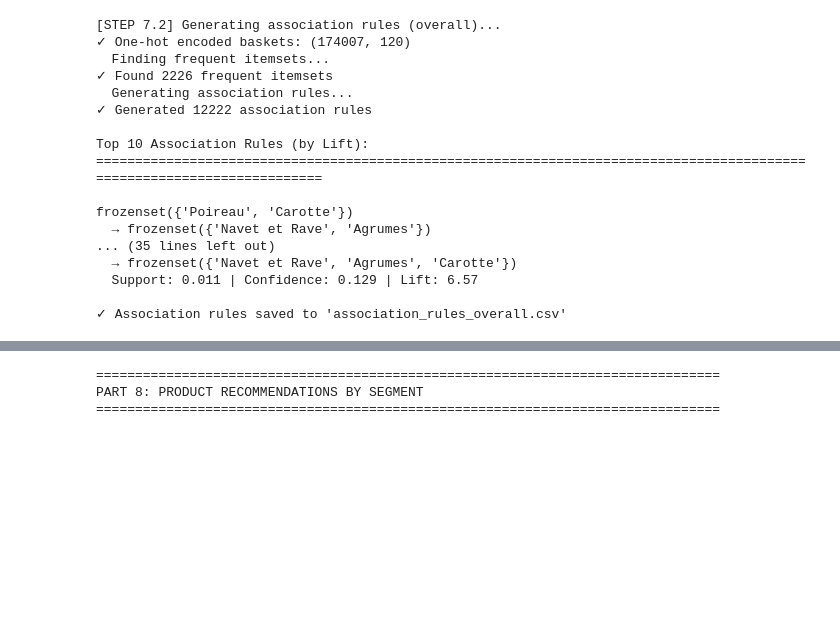
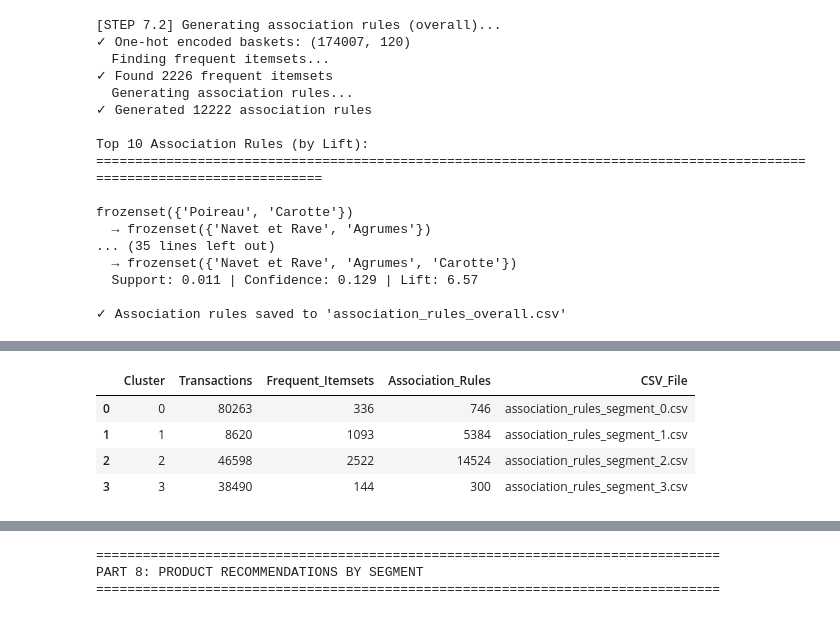
Before and after one commit to map1404/Sales-Data-Analysis, a Jupyter notebook: 06_Market_Basket_Analysis.ipynb, the cells around one changed output, grey strips where cells are left out. Cells and saved outputs as stored; diff of their text form; code cells hidden in the pictures; blank space fills up the shorter version.

```diff
--- a/06_Market_Basket_Analysis.ipynb
+++ b/06_Market_Basket_Analysis.ipynb
@@ -206,54 +206,106 @@ Repeat the analysis at the segment level to uncover more targeted product links.
 
 print("\n[STEP 7.3] Generating segment-specific association rules...")
 
+
+def serialize_rules_for_csv(rules_df):
+    """Convert frozenset-based rule columns into CSV-friendly text columns."""
+    export_df = rules_df.copy()
+    export_df["antecedent_items"] = export_df["antecedents"].apply(
+        lambda items: " | ".join(sorted(map(str, items)))
+    )
+    export_df["consequent_items"] = export_df["consequents"].apply(
+        lambda items: " | ".join(sorted(map(str, items)))
+    )
+    export_df["antecedent_count"] = export_df["antecedents"].apply(len)
+    export_df["consequent_count"] = export_df["consequents"].apply(len)
+
+    ordered_cols = [
+        "antecedent_items",
+        "consequent_items",
+        "antecedent_count",
+        "consequent_count",
+        "support",
+        "confidence",
+        "lift",
+        "leverage",
+        "conviction",
+        "zhangs_metric",
+        "jaccard",
+        "certainty",
+        "kulczynski",
+    ]
+    available_cols = [col for col in ordered_cols if col in export_df.columns]
+    return export_df[available_cols]
+
+
 # Merge segments with transactions
 df_trans_segments = df_transactions.merge(
-    customer_segments[['NO_TOKEN', 'Cluster']],
-    left_on='NO_TOKEN_CB',
-    right_on = "NO_TOKEN",
-    how='left'
+    customer_segments[["NO_TOKEN", "Cluster"]],
+    left_on="NO_TOKEN_CB",
+    right_on="NO_TOKEN",
+    how="left"
 )
 
 # Generate rules for each segment
 segment_rules_dict = {}
+segment_rule_exports = []
 
-for cluster_id in sorted(customer_segments['Cluster'].unique()):
+for cluster_id in sorted(customer_segments["Cluster"].dropna().unique()):
     print(f"\n  Analyzing Segment {cluster_id}...")
 
     # Get transactions for this segment
-    segment_trans = df_trans_segments[df_trans_segments['Cluster'] == cluster_id]
+    segment_trans = df_trans_segments[df_trans_segments["Cluster"] == cluster_id]
 
     # Create baskets
-    segment_baskets = segment_trans.groupby(['CD_TICKET_UNIQUE', 'LB_FAMILLE'])['QT_UVC'].sum().reset_index()
-    segment_baskets = segment_baskets[segment_baskets['LB_FAMILLE'].notna()]
+    segment_baskets = segment_trans.groupby(["CD_TICKET_UNIQUE", "LB_FAMILLE"])["QT_UVC"].sum().reset_index()
+    segment_baskets = segment_baskets[segment_baskets["LB_FAMILLE"].notna()]
 
     if len(segment_baskets) < 10:
         print(f"    ⚠ Insufficient data for Segment {cluster_id}")
         continue
 
-    segment_basket_items = segment_baskets.groupby('CD_TICKET_UNIQUE')['LB_FAMILLE'].apply(list).reset_index()
+    segment_basket_items = segment_baskets.groupby("CD_TICKET_UNIQUE")["LB_FAMILLE"].apply(list).reset_index()
 
     # Encode and find patterns
     try:
         te_seg = TransactionEncoder()
-        te_seg_ary = te_seg.fit(segment_basket_items['LB_FAMILLE']).transform(segment_basket_items['LB_FAMILLE'])
+        te_seg_ary = te_seg.fit(segment_basket_items["LB_FAMILLE"]).transform(segment_basket_items["LB_FAMILLE"])
         basket_seg_encoded = pd.DataFrame(te_seg_ary, columns=te_seg.columns_)
 
         freq_items_seg = apriori(basket_seg_encoded, min_support=0.02, use_colnames=True)
 
         if len(freq_items_seg) > 0:
             rules_seg = association_rules(freq_items_seg, metric="lift", min_threshold=1.0)
-            rules_seg = rules_seg.sort_values('lift', ascending=False)
+            rules_seg = rules_seg.sort_values(["lift", "confidence", "support"], ascending=[False, False, False])
             segment_rules_dict[cluster_id] = rules_seg
 
+            export_df = serialize_rules_for_csv(rules_seg)
+            export_path = GENERATED_DIR / f"association_rules_segment_{int(cluster_id)}.csv"
+            export_df.to_csv(export_path, index=False)
+
+            segment_rule_exports.append({
+                "Cluster": int(cluster_id),
+                "Transactions": int(segment_basket_items.shape[0]),
+                "Frequent_Itemsets": int(freq_items_seg.shape[0]),
+                "Association_Rules": int(rules_seg.shape[0]),
+                "CSV_File": export_path.name,
+            })
+
             print(f"    ✓ Found {len(rules_seg)} rules for Segment {cluster_id}")
-
-            # Save segment rules
-            rules_seg.to_csv(GENERATED_DIR / f'association_rules_segment_{cluster_id}.csv', index=False)
+            print(f"    ✓ Saved CSV: {export_path.name}")
         else:
             print(f"    ⚠ No rules found for Segment {cluster_id}")
     except Exception as e:
         print(f"    ⚠ Error processing Segment {cluster_id}: {str(e)}")
+
+segment_rule_exports_df = pd.DataFrame(segment_rule_exports)
+
+if not segment_rule_exports_df.empty:
+    segment_rule_exports_df.to_csv(GENERATED_DIR / "association_rules_segment_export_summary.csv", index=False)
+    print("\n✓ Saved segment rule export summary to 'association_rules_segment_export_summary.csv'")
+    display(segment_rule_exports_df)
+else:
+    print("\n⚠ No segment-specific association rule CSVs were created.")
 # %% [output]
 [STEP 7.3] Generating segment-specific association rules...
 
@@ -270,0 +329,5 @@ for cluster_id in sorted(customer_segments['Cluster'].unique()):
+|  | Cluster | Transactions | Frequent_Itemsets | Association_Rules | CSV_File |
+| 0 | 0 | 80263 | 336 | 746 | association_rules_segment_0.csv |
+| 1 | 1 | 8620 | 1093 | 5384 | association_rules_segment_1.csv |
+| 2 | 2 | 46598 | 2522 | 14524 | association_rules_segment_2.csv |
+| 3 | 3 | 38490 | 144 | 300 | association_rules_segment_3.csv |
```
Also changed, not shown: parts of 22 cells of this notebook, 4 other files.
